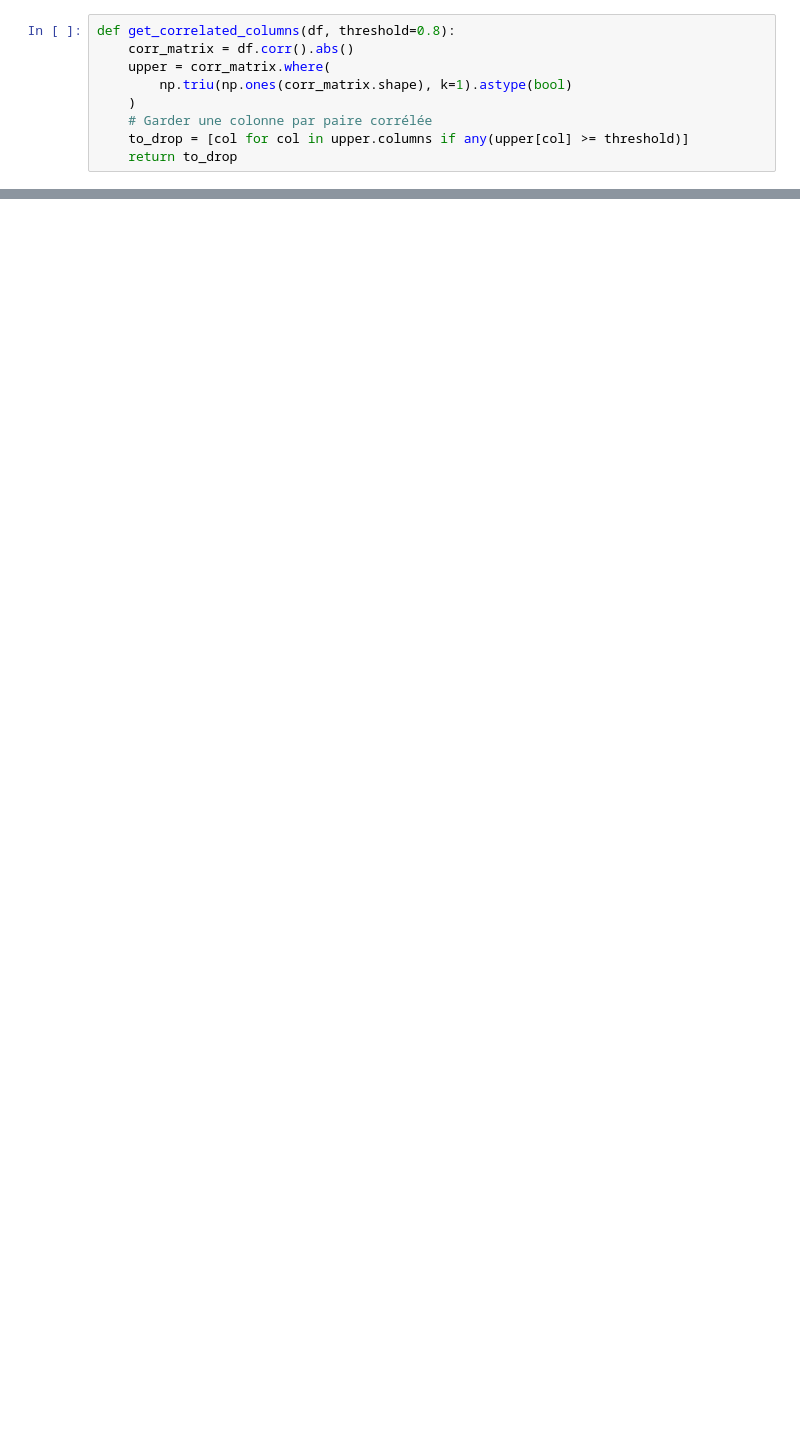
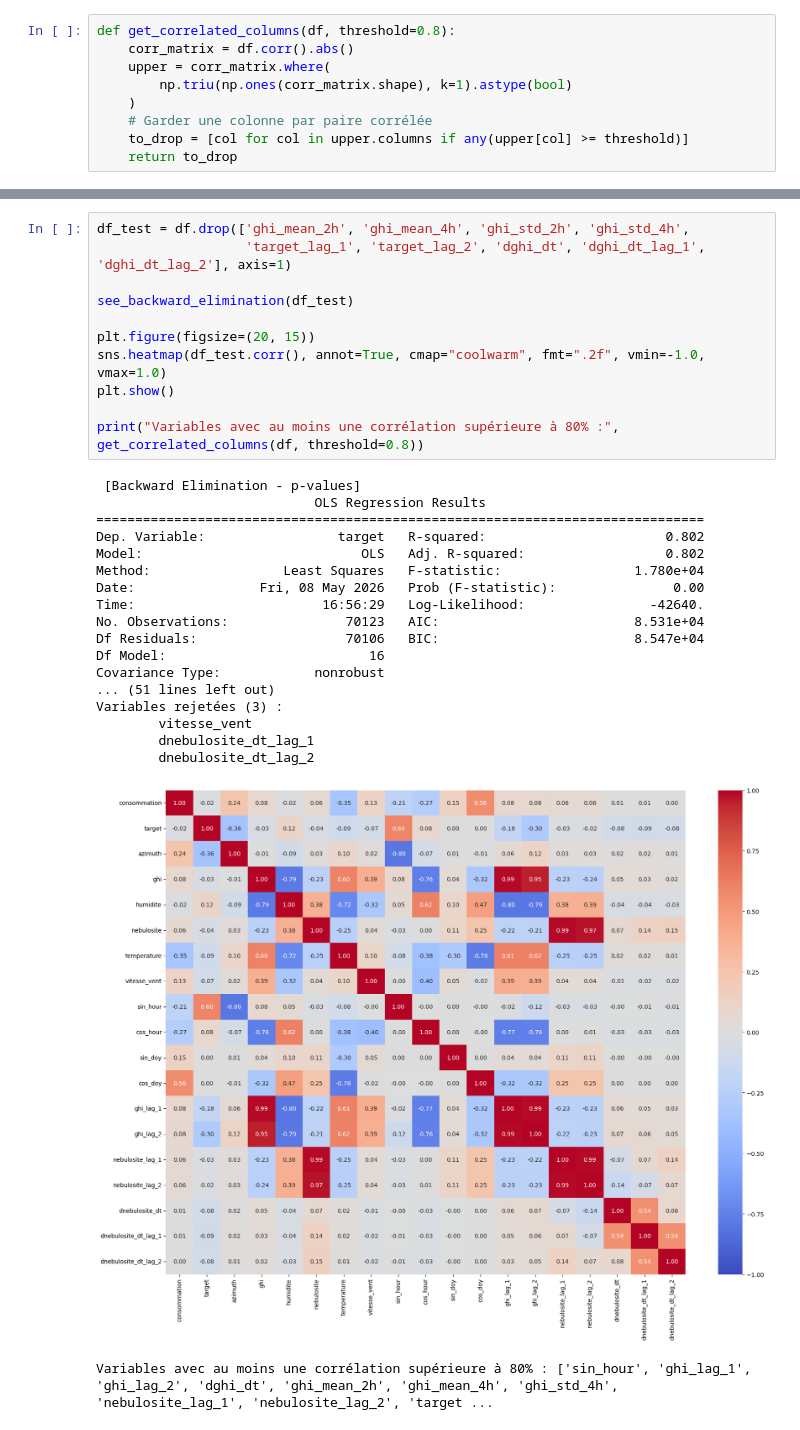
Before and after one commit to Math2935/aug25cds_variabilite, a Jupyter notebook: notebooks/04_feature_engineering.ipynb, the cells around one changed output, grey strips where cells are left out. Drawn from its saved outputs; the diff is of its cells as text; blank space fills up the shorter version.

```diff
--- a/notebooks/04_feature_engineering.ipynb
+++ b/notebooks/04_feature_engineering.ipynb
@@ -562 +562,32 @@ print("Variables avec au moins une corrélation supérieure à 80% :", get_corre
 Variables avec au moins une corrélation supérieure à 80% : ['sin_hour', 'ghi_lag_1', 'ghi_lag_2', 'dghi_dt', 'ghi_mean_2h', 'ghi_mean_4h', 'ghi_std_4h', 'nebulosite_lag_1', 'nebulosite_lag_2', 'target ...
+# %%
+df_test = df.drop(['ghi_mean_2h', 'ghi_mean_4h', 'ghi_std_2h', 'ghi_std_4h',
+                   'target_lag_1', 'target_lag_2', 'dghi_dt', 'dghi_dt_lag_1', 'dghi_dt_lag_2'], axis=1)
+
+see_backward_elimination(df_test)
+
+plt.figure(figsize=(20, 15))
+sns.heatmap(df_test.corr(), annot=True, cmap="coolwarm", fmt=".2f", vmin=-1.0, vmax=1.0)
+plt.show()
+
+print("Variables avec au moins une corrélation supérieure à 80% :", get_correlated_columns(df, threshold=0.8))
+# %% [output]
+ [Backward Elimination - p-values]
+                            OLS Regression Results
+==============================================================================
+Dep. Variable:                 target   R-squared:                       0.802
+Model:                            OLS   Adj. R-squared:                  0.802
+Method:                 Least Squares   F-statistic:                 1.780e+04
+Date:                Fri, 08 May 2026   Prob (F-statistic):               0.00
+Time:                        16:56:29   Log-Likelihood:                -42640.
+No. Observations:               70123   AIC:                         8.531e+04
+Df Residuals:                   70106   BIC:                         8.547e+04
+Df Model:                          16
+Covariance Type:            nonrobust
+... (51 lines left out)
+Variables rejetées (3) :
+        vitesse_vent
+        dnebulosite_dt_lag_1
+        dnebulosite_dt_lag_2
+[figure, added]
+Variables avec au moins une corrélation supérieure à 80% : ['sin_hour', 'ghi_lag_1', 'ghi_lag_2', 'dghi_dt', 'ghi_mean_2h', 'ghi_mean_4h', 'ghi_std_4h', 'nebulosite_lag_1', 'nebulosite_lag_2', 'target ...
```
Also changed, not shown: parts of 3 cells of this notebook, 6 other files.
